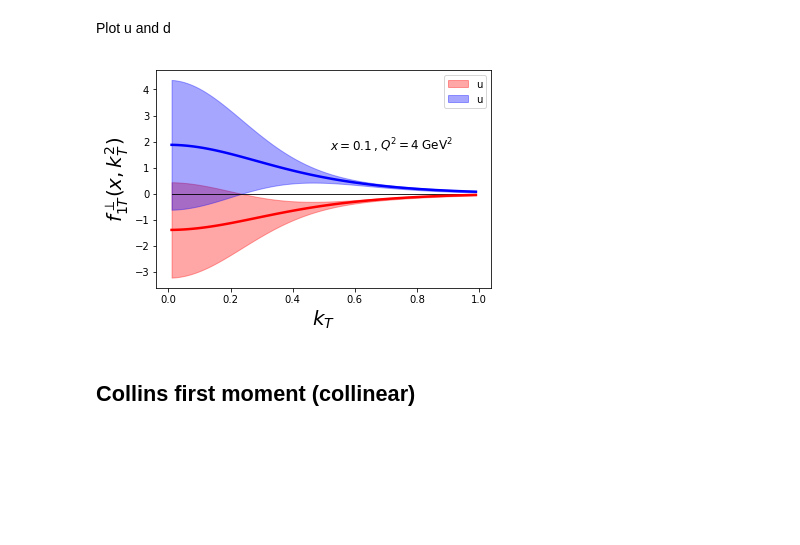
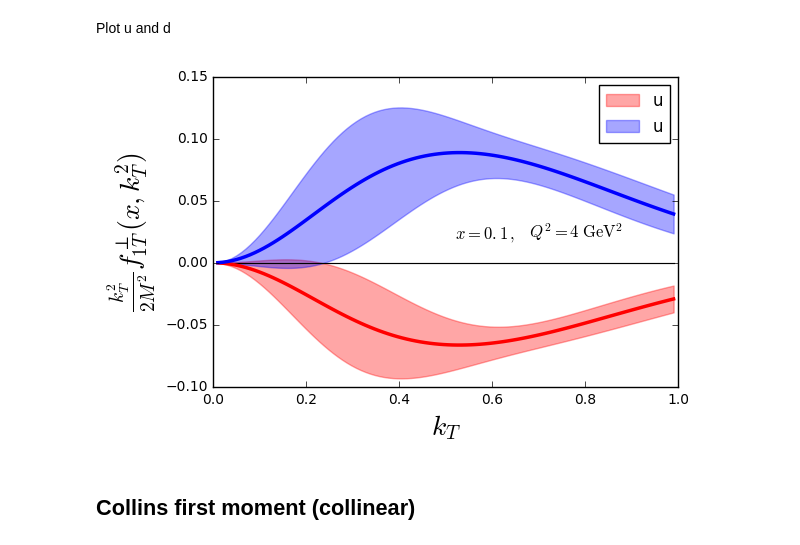
Before and after one commit to QCDHUB/jam3dlib, a Jupyter notebook: example.ipynb, the cells around one changed output. Cells and saved outputs as stored; diff of their text form; code cells hidden in the pictures; blank space fills up the shorter version.

```diff
--- a/example.ipynb
+++ b/example.ipynb
@@ -10,6 +10,9 @@ tag='JAM3D_2020'
 tmd=TMD(tag)
 # %% [markdown]
 JAM3D_2020 is a tag for a given analysis. See the table in the readme file.
+# %%
+M = 0.93891897
+Mpi = 0.135
 # %% [markdown]
 ## Simple test
 # %%
@@ -213,25 +216,25 @@ dkT  = np.mean(d_repkT,axis=0)
 ddkT = np.std(d_repkT,axis=0)
 # %%
 ax=py.subplot(111)
-ax.fill_between(KT,(ukT-dukT),(ukT+dukT),color="r",alpha=0.35,label='u')
-ax.fill_between(KT,(dkT-ddkT),(dkT+ddkT),color="b",alpha=0.35,label='u')
+ax.fill_between(KT,KT**2/(2.*M**2)*(ukT-dukT),KT**2/(2.*M**2)*(ukT+dukT),color="r",alpha=0.35,label='u')
+ax.fill_between(KT,KT**2/(2.*M**2)*(dkT-ddkT),KT**2/(2.*M**2)*(dkT+ddkT),color="b",alpha=0.35,label='u')
 
 ax.plot(X,X*0,color="k",linewidth=0.85)
 
-ax.plot(KT,ukT,color="r",linewidth=2.5)
-ax.plot(KT,dkT,color="b",linewidth=2.5)
+ax.plot(KT,KT**2/(2.*M**2)*ukT,color="r",linewidth=2.5)
+ax.plot(KT,KT**2/(2.*M**2)*dkT,color="b",linewidth=2.5)
 
 ax.legend()
 
-ax.set_ylabel(r'$f_{1T}^\perp(x,k_T^2)$',size=20)
+ax.set_ylabel(r'$\frac{k_T^2}{2 M^2}f_{1T}^\perp(x,k_T^2)$',size=20)
 ax.set_xlabel(r'$k_T$',size=20)
-ax.text(0.52,1.7,r'$x=0.1\,,$',fontsize=12)
-ax.text(0.68,1.7,r'$Q^2=4\; {\rm GeV}^2$',fontsize=12)
+ax.text(0.52,0.02,r'$x=0.1\,,$',fontsize=12)
+ax.text(0.68,0.02,r'$Q^2=4\; {\rm GeV}^2$',fontsize=12)
 
 
 py.show()
 # %% [output]
-[figure, old version]
+[figure, new version]
 # %% [markdown]
 ## Collins first moment (collinear)
 # %% [markdown]
```
Also changed, not shown: parts of 5 cells of this notebook.
